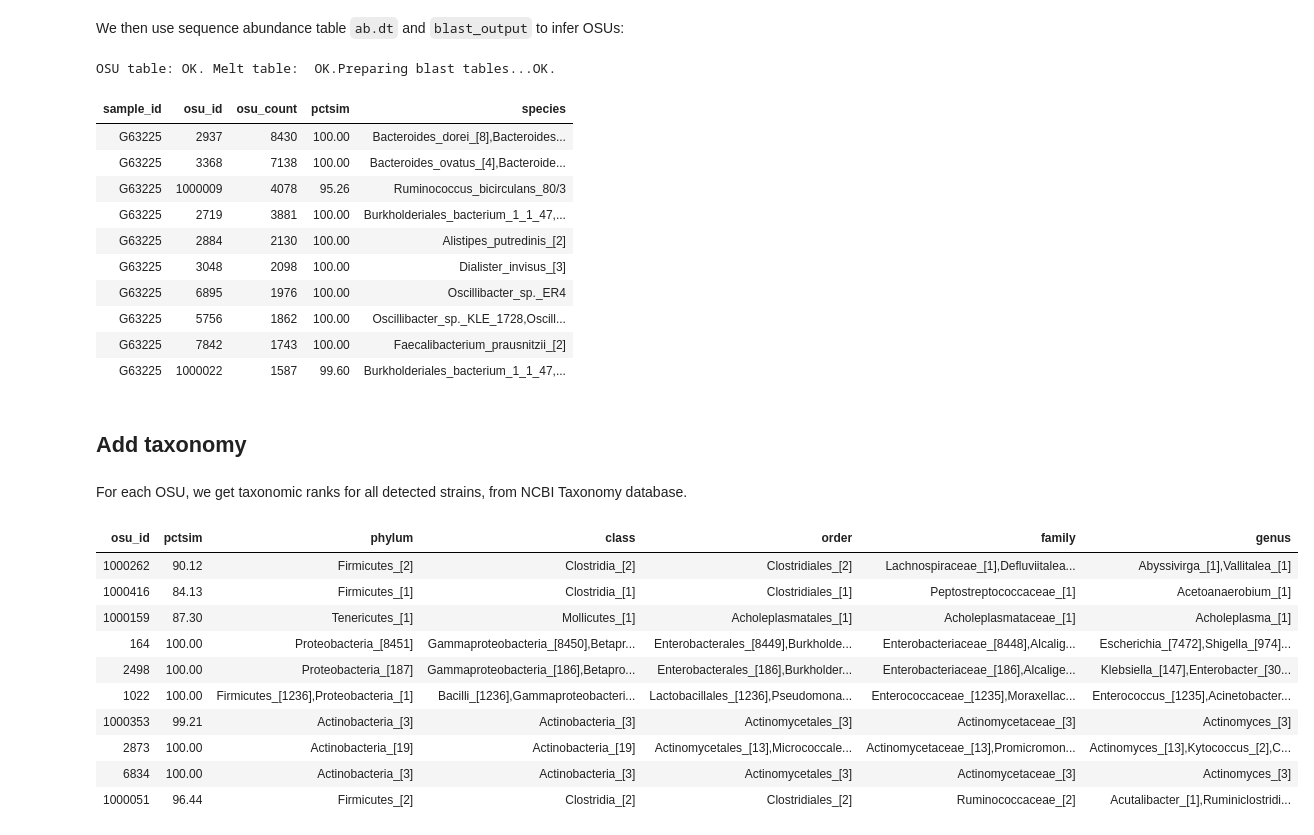
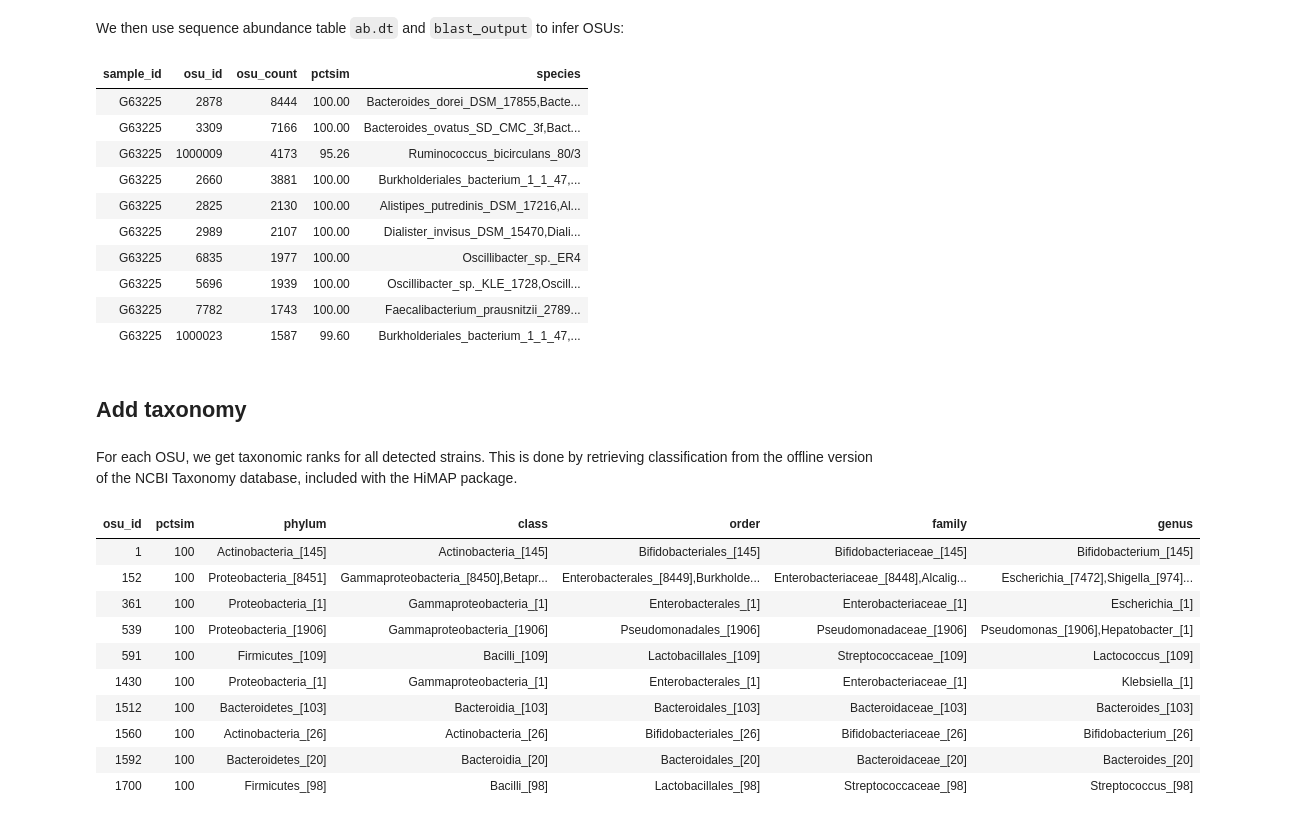
Before and after one commit to xbiome/rexmap, a Jupyter notebook: tutorial.ipynb, the cells around one changed output. Cells and saved outputs as stored; diff of their text form; code cells hidden in the pictures.

```diff
--- a/tutorial.ipynb
+++ b/tutorial.ipynb
@@ -118,5 +118,5 @@ filtstats
 # %% [markdown]
 For denoising, we use `dada` function from the dada2 package. After the denoising part is done, for each partition, we retrieve pre-trimmed sequences and add their consensus sequence back. This can improve the accuracy of the alignment to the reference database in one of the next steps.
 # %%
-# dada_result = dada_denoise(fq_fil, fq_tri)
-dada_result = readRDS(file.path(out_path, 'dada_result'))
+dada_result = dada_denoise(fq_fil, fq_tri)
+# dada_result = readRDS(file.path(out_path, 'dada_result'))
@@ -164,8 +209,7 @@ head(ab.dt, 10)
 # %% [markdown]
 Now that we have a final list of sequences, we align these sequences to the reference database. We BLAST these sequences against our V4 region HiMAP database:
 # %%
-blast_output_file = file.path(out_path, 'blast_vs_db.txt')
-blast_output = blast(ab.dt, blast_output_file, region='V4', max_target_seqs=100, verbose=T)
+blast_output = blast(ab.dt, region='V4', verbose=T)
 # %% [output]
 * blast input type: abundance table
 * blast out: OK. blast best: OK. copy number table: OK.
@@ -176,41 +220,39 @@ merge: OK. Fix overhang differences:..OK. OK.
 We then use sequence abundance table `ab.dt` and `blast_output` to infer OSUs:
 # %%
 osu_ab.dt = abundance(ab.dt, blast_output)
-# %% [output]
-OSU table: OK. Melt table:  OK.Preparing blast tables...OK.
 # %%
 head(osu_ab.dt, 10)
 # %% [output]
 | sample_id | osu_id | osu_count | pctsim | species |
-| G63225 | 2937 | 8430 | 100.00 | Bacteroides_dorei_[8],Bacteroides... |
-| G63225 | 3368 | 7138 | 100.00 | Bacteroides_ovatus_[4],Bacteroide... |
-| G63225 | 1000009 | 4078 | 95.26 | Ruminococcus_bicirculans_80/3 |
-| G63225 | 2719 | 3881 | 100.00 | Burkholderiales_bacterium_1_1_47,... |
-| G63225 | 2884 | 2130 | 100.00 | Alistipes_putredinis_[2] |
-| G63225 | 3048 | 2098 | 100.00 | Dialister_invisus_[3] |
-| G63225 | 6895 | 1976 | 100.00 | Oscillibacter_sp._ER4 |
-| G63225 | 5756 | 1862 | 100.00 | Oscillibacter_sp._KLE_1728,Oscill... |
-| G63225 | 7842 | 1743 | 100.00 | Faecalibacterium_prausnitzii_[2] |
-| G63225 | 1000022 | 1587 | 99.60 | Burkholderiales_bacterium_1_1_47,... |
+| G63225 | 2878 | 8444 | 100.00 | Bacteroides_dorei_DSM_17855,Bacte... |
+| G63225 | 3309 | 7166 | 100.00 | Bacteroides_ovatus_SD_CMC_3f,Bact... |
+| G63225 | 1000009 | 4173 | 95.26 | Ruminococcus_bicirculans_80/3 |
+| G63225 | 2660 | 3881 | 100.00 | Burkholderiales_bacterium_1_1_47,... |
+| G63225 | 2825 | 2130 | 100.00 | Alistipes_putredinis_DSM_17216,Al... |
+| G63225 | 2989 | 2107 | 100.00 | Dialister_invisus_DSM_15470,Diali... |
+| G63225 | 6835 | 1977 | 100.00 | Oscillibacter_sp._ER4 |
+| G63225 | 5696 | 1939 | 100.00 | Oscillibacter_sp._KLE_1728,Oscill... |
+| G63225 | 7782 | 1743 | 100.00 | Faecalibacterium_prausnitzii_2789... |
+| G63225 | 1000023 | 1587 | 99.60 | Burkholderiales_bacterium_1_1_47,... |
 # %%
 write_table(osu_ab.dt, file.path(out_path, 'osu_abundances.txt'))
 # %% [markdown]
 ## Add taxonomy
 # %% [markdown]
-For each OSU, we get taxonomic ranks for all detected strains, from NCBI Taxonomy database.
+For each OSU, we get taxonomic ranks for all detected strains. This is done by retrieving classification from the offline version of the NCBI Taxonomy database, included with the HiMAP package.
 # %%
 osu_tax.dt = taxonomy(osu_ab.dt)
 # %%
-head(osu_tax.dt, 10)
+head(osu_tax.dt[order(osu_id)], 10)
 # %% [output]
 | osu_id | pctsim | phylum | class | order | family | genus |
-| 1000262 | 90.12 | Firmicutes_[2] | Clostridia_[2] | Clostridiales_[2] | Lachnospiraceae_[1],Defluviitalea... | Abyssivirga_[1],Vallitalea_[1] |
-| 1000416 | 84.13 | Firmicutes_[1] | Clostridia_[1] | Clostridiales_[1] | Peptostreptococcaceae_[1] | Acetoanaerobium_[1] |
-| 1000159 | 87.30 | Tenericutes_[1] | Mollicutes_[1] | Acholeplasmatales_[1] | Acholeplasmataceae_[1] | Acholeplasma_[1] |
-| 164 | 100.00 | Proteobacteria_[8451] | Gammaproteobacteria_[8450],Betapr... | Enterobacterales_[8449],Burkholde... | Enterobacteriaceae_[8448],Alcalig... | Escherichia_[7472],Shigella_[974]... |
-| 2498 | 100.00 | Proteobacteria_[187] | Gammaproteobacteria_[186],Betapro... | Enterobacterales_[186],Burkholder... | Enterobacteriaceae_[186],Alcalige... | Klebsiella_[147],Enterobacter_[30... |
-| 1022 | 100.00 | Firmicutes_[1236],Proteobacteria_[1] | Bacilli_[1236],Gammaproteobacteri... | Lactobacillales_[1236],Pseudomona... | Enterococcaceae_[1235],Moraxellac... | Enterococcus_[1235],Acinetobacter... |
-| 1000353 | 99.21 | Actinobacteria_[3] | Actinobacteria_[3] | Actinomycetales_[3] | Actinomycetaceae_[3] | Actinomyces_[3] |
-| 2873 | 100.00 | Actinobacteria_[19] | Actinobacteria_[19] | Actinomycetales_[13],Micrococcale... | Actinomycetaceae_[13],Promicromon... | Actinomyces_[13],Kytococcus_[2],C... |
-| 6834 | 100.00 | Actinobacteria_[3] | Actinobacteria_[3] | Actinomycetales_[3] | Actinomycetaceae_[3] | Actinomyces_[3] |
-| 1000051 | 96.44 | Firmicutes_[2] | Clostridia_[2] | Clostridiales_[2] | Ruminococcaceae_[2] | Acutalibacter_[1],Ruminiclostridi... |
+| 1 | 100 | Actinobacteria_[145] | Actinobacteria_[145] | Bifidobacteriales_[145] | Bifidobacteriaceae_[145] | Bifidobacterium_[145] |
+| 152 | 100 | Proteobacteria_[8451] | Gammaproteobacteria_[8450],Betapr... | Enterobacterales_[8449],Burkholde... | Enterobacteriaceae_[8448],Alcalig... | Escherichia_[7472],Shigella_[974]... |
+| 361 | 100 | Proteobacteria_[1] | Gammaproteobacteria_[1] | Enterobacterales_[1] | Enterobacteriaceae_[1] | Escherichia_[1] |
+| 539 | 100 | Proteobacteria_[1906] | Gammaproteobacteria_[1906] | Pseudomonadales_[1906] | Pseudomonadaceae_[1906] | Pseudomonas_[1906],Hepatobacter_[1] |
+| 591 | 100 | Firmicutes_[109] | Bacilli_[109] | Lactobacillales_[109] | Streptococcaceae_[109] | Lactococcus_[109] |
+| 1430 | 100 | Proteobacteria_[1] | Gammaproteobacteria_[1] | Enterobacterales_[1] | Enterobacteriaceae_[1] | Klebsiella_[1] |
+| 1512 | 100 | Bacteroidetes_[103] | Bacteroidia_[103] | Bacteroidales_[103] | Bacteroidaceae_[103] | Bacteroides_[103] |
+| 1560 | 100 | Actinobacteria_[26] | Actinobacteria_[26] | Bifidobacteriales_[26] | Bifidobacteriaceae_[26] | Bifidobacterium_[26] |
+| 1592 | 100 | Bacteroidetes_[20] | Bacteroidia_[20] | Bacteroidales_[20] | Bacteroidaceae_[20] | Bacteroides_[20] |
+| 1700 | 100 | Firmicutes_[98] | Bacilli_[98] | Lactobacillales_[98] | Streptococcaceae_[98] | Streptococcus_[98] |
```
Also changed, not shown: parts of 18 cells of this notebook, 5 other files.
